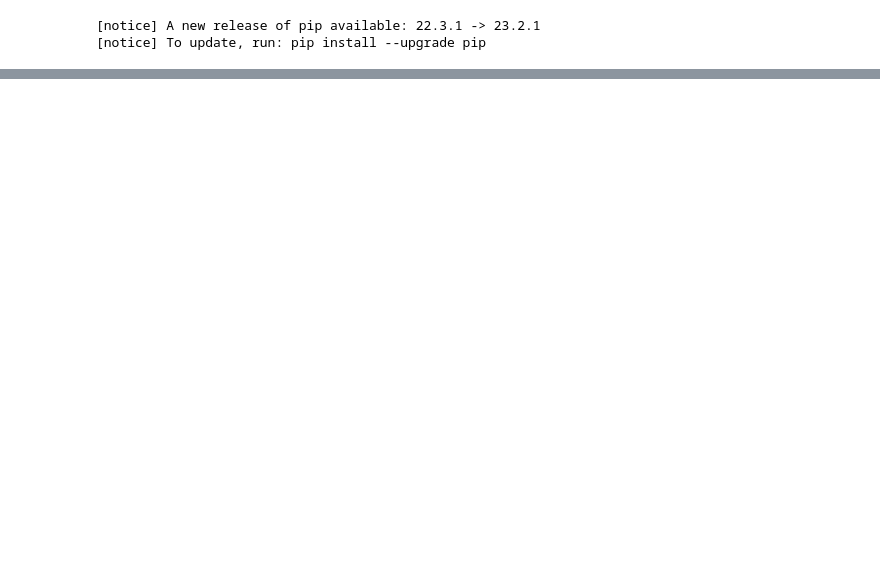
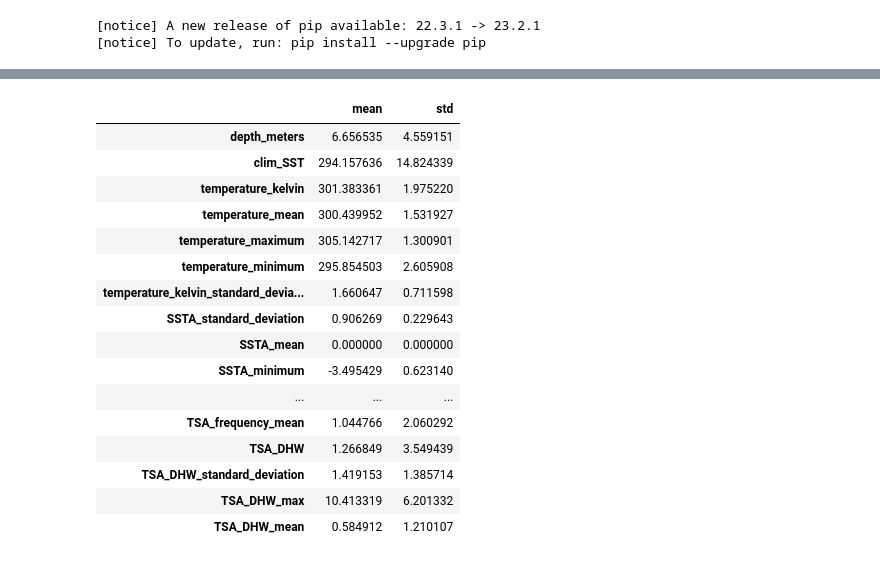
Before and after one commit to S-Romberg/ocean_temp_prediction, a Jupyter notebook: Linear Regression - Predicting Coral Bleaching/linear_regression.ipynb, the cells around one changed output, grey strips where cells are left out. Cells and saved outputs as stored; diff of their text form; code cells hidden in the pictures; blank space fills up the shorter version.

```diff
--- a/Linear Regression - Predicting Coral Bleaching/linear_regression.ipynb
+++ b/Linear Regression - Predicting Coral Bleaching/linear_regression.ipynb
@@ -112,0 +114,30 @@ dataset
+# %%
+train_features = train_dataset.copy()
+test_features = test_dataset.copy()
+
+train_labels = train_features.pop('MPG')
+test_labels = test_features.pop('MPG')
+
+train_dataset.describe().transpose()
+train_dataset.describe().transpose()[['mean', 'std']]
+normalizer = tf.keras.layers.Normalization(axis=-1)
+normalizer.adapt(np.array(train_features))
+print(normalizer.mean.numpy())
+# %% [output]
+|  | mean | std |
+| depth_meters | 6.656535 | 4.559151 |
+| clim_SST | 294.157636 | 14.824339 |
+| temperature_kelvin | 301.383361 | 1.975220 |
+| temperature_mean | 300.439952 | 1.531927 |
+| temperature_maximum | 305.142717 | 1.300901 |
+| temperature_minimum | 295.854503 | 2.605908 |
+| temperature_kelvin_standard_devia... | 1.660647 | 0.711598 |
+| SSTA_standard_deviation | 0.906269 | 0.229643 |
+| SSTA_mean | 0.000000 | 0.000000 |
+| SSTA_minimum | -3.495429 | 0.623140 |
+| ... | ... | ... |
+| TSA_frequency_mean | 1.044766 | 2.060292 |
+| TSA_DHW | 1.266849 | 3.549439 |
+| TSA_DHW_standard_deviation | 1.419153 | 1.385714 |
+| TSA_DHW_max | 10.413319 | 6.201332 |
+| TSA_DHW_mean | 0.584912 | 1.210107 |
```
Also changed, not shown: parts of 9 cells of this notebook, 1 other file.
